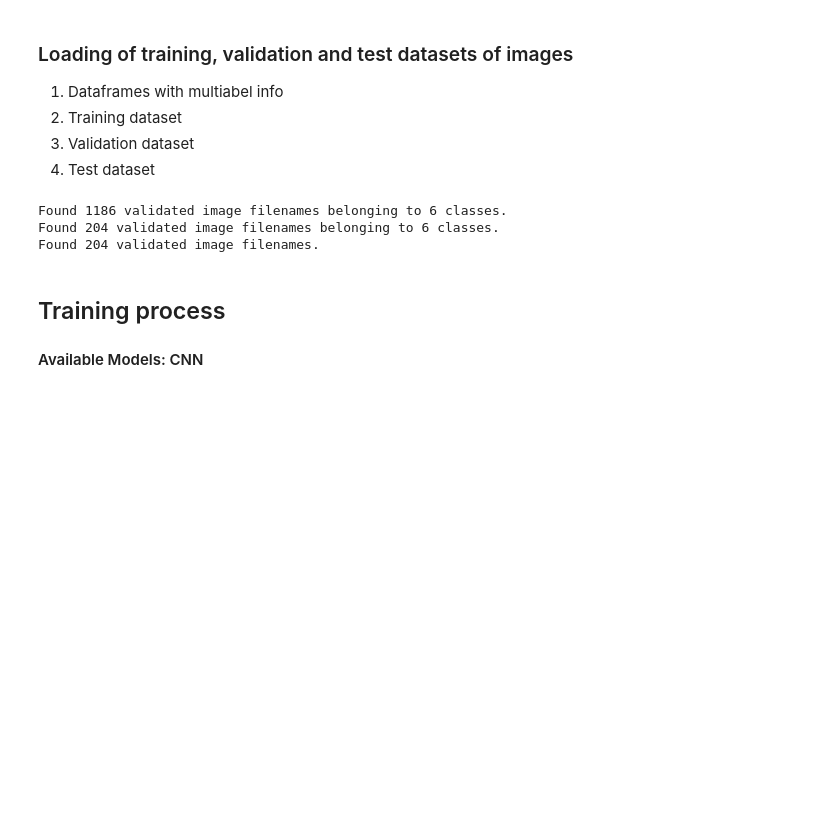
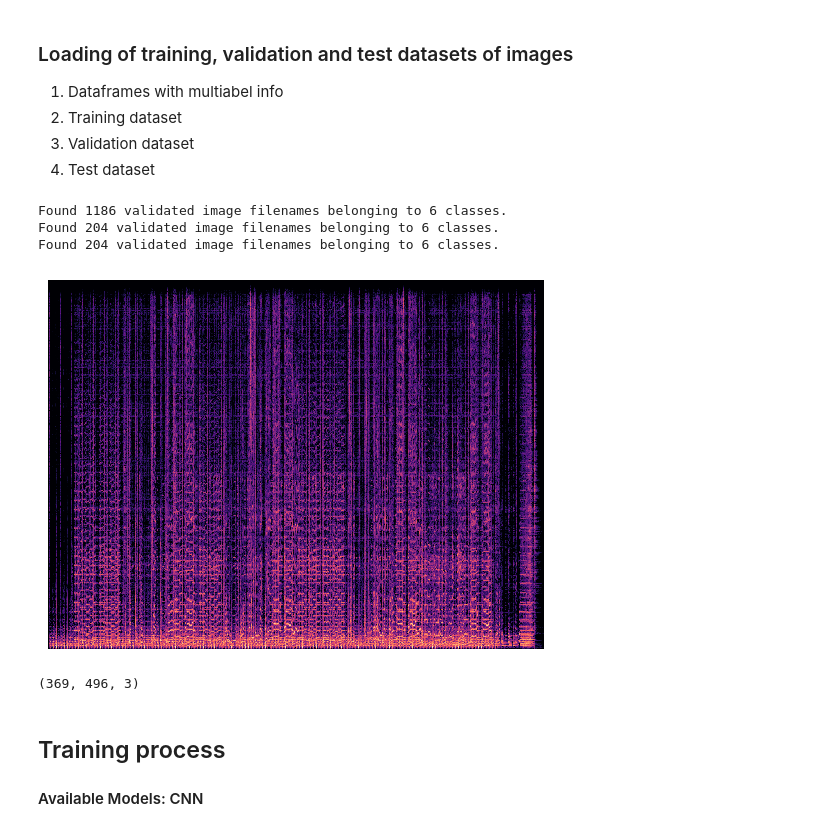
Before and after one commit to AdrianaGVL/MusicTaste_DL_Classification, a Jupyter notebook: Multilabel_CNN.ipynb, the cells around one changed output. Saved outputs shown, nothing was run; the diff lists cells and outputs as text; code cells hidden in the pictures; blank space fills up the shorter version.

```diff
--- a/Multilabel_CNN.ipynb
+++ b/Multilabel_CNN.ipynb
@@ -116,7 +118,7 @@ train_generator=ImageDataGenerator().flow_from_dataframe(
     shuffle=True,
     class_mode='categorical',
     classes=CLASSES,
-    target_size=(img_width,img_height))
+    target_size=(img_height, img_width))
 
 val_generator=ImageDataGenerator().flow_from_dataframe(
     dataframe=val_df,
@@ -128,7 +130,7 @@ val_generator=ImageDataGenerator().flow_from_dataframe(
     shuffle=True,
     class_mode='categorical',
     classes=CLASSES,
-    target_size=(img_width,img_height))
+    target_size=(img_height, img_width))
 
 test_generator=ImageDataGenerator().flow_from_dataframe(
     dataframe=test_df,
@@ -138,34 +140,24 @@ test_generator=ImageDataGenerator().flow_from_dataframe(
     batch_size=batch_size,
     seed=seed,
     shuffle=False,
-    class_mode=None,
-    target_size=(img_width,img_height))
-
-# x_generator = ImageDataGenerator().flow_from_dataframe(
-#     dataframe=train_df.tail(10),  # Seleccionar las últimas 10 filas del DataFrame
-#     directory=train_dir,
-#     x_col='TRACK_ID',
-#     y_col='Genres',
-#     batch_size=batch_size,
-#     seed=seed,
-#     shuffle=True,
-#     class_mode='categorical',
-#     classes=CLASSES
-# )
-#
-# # Obtener una muestra de lotes del generador de entrenamiento
-# sample_batch = next(x_generator)
-#
-# # Imprimir información sobre las columnas X e y del lote de muestra
-# print("\nLote de muestra:")
-# print("Columna X (features):")
-# print(sample_batch[0])  # Este será el lote de imágenes (X)
-# print("\nColumna y (etiquetas):")
-# print(sample_batch[1])  # Este será el lote de etiquetas (y)
+    class_mode='categorical',
+    classes=CLASSES,
+    target_size=(img_height, img_width))
 # %% [output]
 Found 1186 validated image filenames belonging to 6 classes.
 Found 204 validated image filenames belonging to 6 classes.
-Found 204 validated image filenames.
+Found 204 validated image filenames belonging to 6 classes.
+# %%
+images, labels = train_generator.next()
+
+# Muestra la primera imagen del lote
+plt.imshow(images[0].astype('uint8'))
+plt.axis('off')  # Desactiva los ejes
+plt.show()
+print(images[0].shape)
+# %% [output]
+[figure, added]
+(369, 496, 3)
 # %% [markdown]
 ## Training process
 #### Available Models: CNN
```
Also changed, not shown: parts of 5 cells of this notebook, 1 other file.
